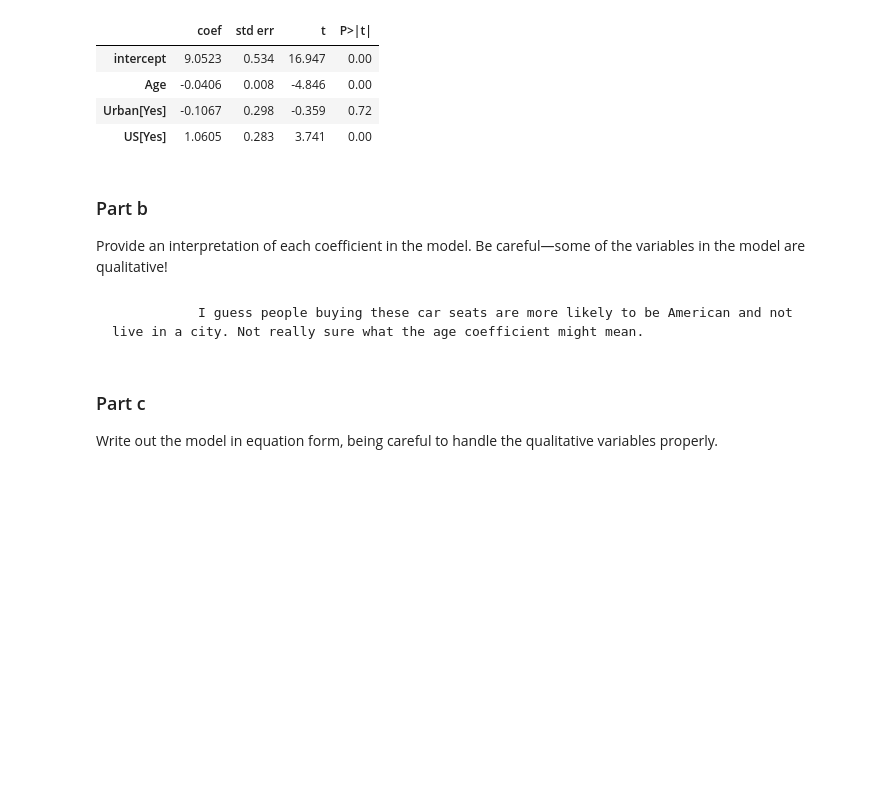
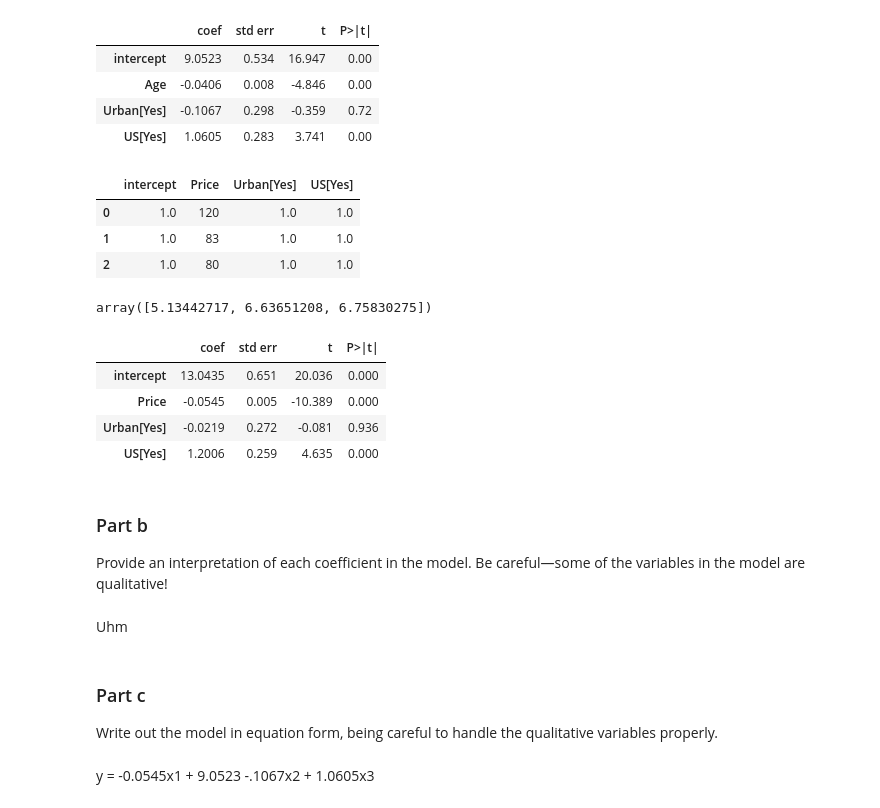
Before and after one commit to kmerkl22/k-s-ISL, a Jupyter notebook: Notebooks/Ch03-ISLExercises.ipynb, the cells around one changed output. Saved outputs shown, nothing was run; the diff lists cells and outputs as text; code cells hidden in the pictures; blank space fills up the shorter version.

```diff
--- a/Notebooks/Ch03-ISLExercises.ipynb
+++ b/Notebooks/Ch03-ISLExercises.ipynb
@@ -202,11 +239,41 @@ summarize(results)
 | Age | -0.0406 | 0.008 | -4.846 | 0.00 |
 | Urban[Yes] | -0.1067 | 0.298 | -0.359 | 0.72 |
 | US[Yes] | 1.0605 | 0.283 | 3.741 | 0.00 |
+# %%
+new_df = Carseats.iloc[0:3]
+newX = design.transform(new_df)
+new_df
+newX
+# %% [output]
+|  | intercept | Price | Urban[Yes] | US[Yes] |
+| 0 | 1.0 | 120 | 1.0 | 1.0 |
+| 1 | 1.0 | 83 | 1.0 | 1.0 |
+| 2 | 1.0 | 80 | 1.0 | 1.0 |
+# %%
+new_prediction=results.get_prediction(newX)
+new_prediction.predicted_mean
+# %% [output]
+array([5.13442717, 6.63651208, 6.75830275])
+# %%
+design = MS(['Price', 'Urban', 'US']).fit(Carseats)
+X = design.transform(Carseats)
+y = Carseats['Sales']
+model1 = sm.OLS(y, X)
+results1 = model1.fit()
+summarize(results1)
+# %% [output]
+|  | coef | std err | t | P>|t| |
+| intercept | 13.0435 | 0.651 | 20.036 | 0.000 |
+| Price | -0.0545 | 0.005 | -10.389 | 0.000 |
+| Urban[Yes] | -0.0219 | 0.272 | -0.081 | 0.936 |
+| US[Yes] | 1.2006 | 0.259 | 4.635 | 0.000 |
 # %% [markdown]
 ### Part b
 Provide an interpretation of each coefficient in the model. Be careful—some of the variables in the model are qualitative!
-# %% [markdown]
-               I guess people buying these car seats are more likely to be American and not live in a city. Not really sure what the age coefficient might mean.
+# %% [markdown]
+Uhm
 # %% [markdown]
 ### Part c
 Write out the model in equation form, being careful to handle the qualitative variables properly.
+# %% [markdown]
+y = -0.0545x1 + 9.0523 -.1067x2 + 1.0605x3
```
Also changed, not shown: parts of 10 cells of this notebook.
